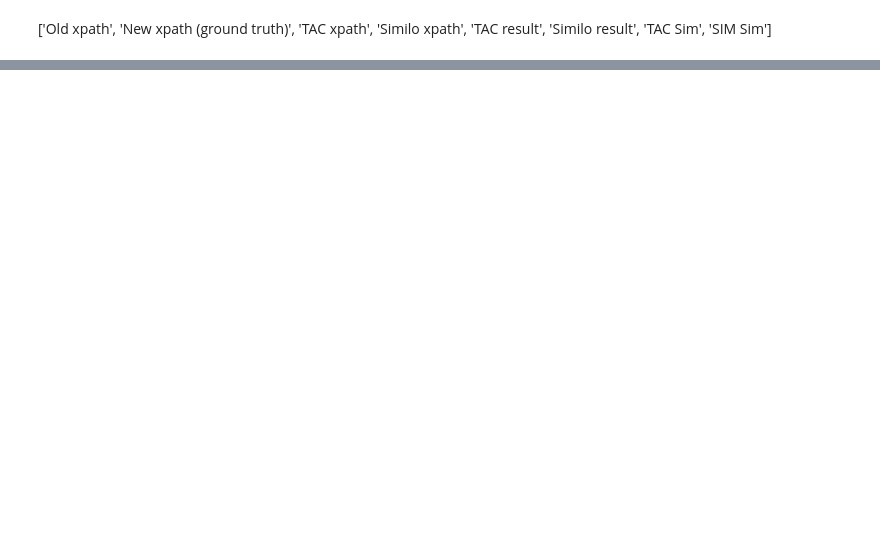
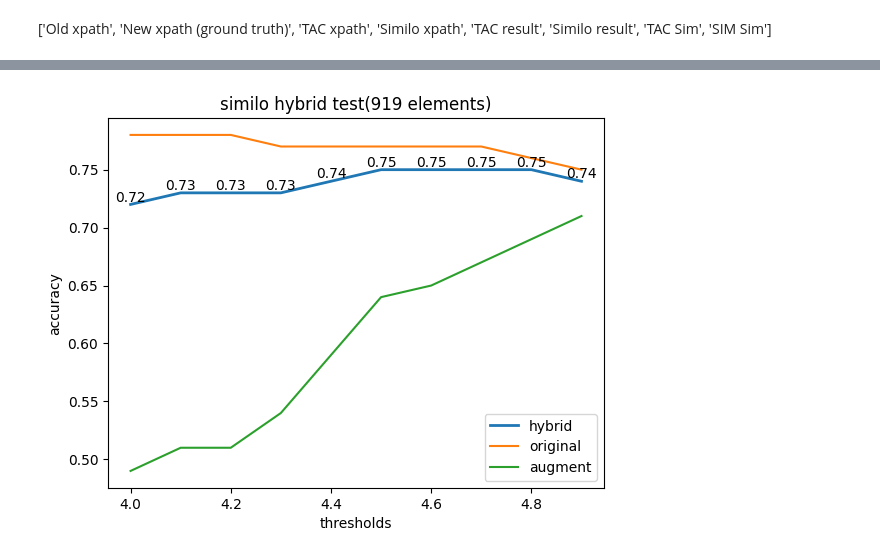
Before and after one commit to Larry-Kuo/TAC-test, a Jupyter notebook: grid_search.ipynb, the cells around one changed output, grey strips where cells are left out. Cells and saved outputs as stored; diff of their text form; code cells hidden in the pictures; blank space fills up the shorter version.

Commit message:
add  original and hybrid cases

```diff
--- a/grid_search.ipynb
+++ b/grid_search.ipynb
@@ -60,0 +173,69 @@ correct: 65     incorrect: 110   accuracy: 0.37142857142857144
+# %%
+### 測試 augment+original=hybrid的各個閾值
+# THRESHOLDS = [0.5,1,1.5,2,2.5,3,3.5,4,4.5,5,5.5,6,6.5,7] #測試每一個閾值
+THRESHOLDS = [4.0,4.1,4.2,4.3,4.4,4.5,4.6,4.7,4.8,4.9]
+LEN = len(df_original)+len(df_augment) #全部df的長度
+df_original_thresholds = [pd.DataFrame() for _ in range(len(THRESHOLDS))]
+df_augment_thresholds = [pd.DataFrame() for _ in range(len(THRESHOLDS))]
+ori_accuracies = []
+aug_accuracies = []
+hyb_accuracies = []
+df_count = 0
+# 設定顯示格式選項
+pd.set_option('display.float_format', '{:.2f}'.format)  # 顯示小數位數為兩位
+for threshold in THRESHOLDS:
+    print(f"threshold_{threshold}:")
+
+    df_original_thresholds[df_count] = df_original.copy(deep=True)
+    df_augment_thresholds[df_count] = df_augment.copy(deep=True)
+
+    for index, row in df_original_thresholds[df_count].iterrows(): # 計算original的部分
+        # 檢查similarity有沒有低於threshold
+        if float(row['similarity']) < threshold:
+            df_original_thresholds[df_count].at[index, "xpath"] = "-" # 把找到的結果改成"-"
+            if row['status'] == "correct": # 如果把對的改成錯的
+                df_original_thresholds[df_count].at[index, "status"] = "incorrect"
+
+    for index, row in df_augment_thresholds[df_count].iterrows(): # 計算augment的部分
+        # 檢查similarity有沒有低於threshold
+        if row['SIM Sim'] < threshold:
+            df_augment_thresholds[df_count].at[index, "Similo result"] = "-" # 把找到的結果改成"-"
+            if row['New xpath (ground truth)'] == "-": # 檢查正解是不是元素消失
+                df_augment_thresholds[df_count].at[index, "Similo result"] = "correct"
+            else: # 如果把對的改成錯的
+                df_augment_thresholds[df_count].at[index, "Similo result"] = "incorrect"
+
+    ori_incorrect = df_original_thresholds[df_count]["status"].value_counts()['incorrect']
+    ori_correct = df_original_thresholds[df_count]["status"].value_counts()['correct']
+
+    aug_incorrect = df_augment_thresholds[df_count]["Similo result"].value_counts()['incorrect']
+    aug_correct = df_augment_thresholds[df_count]["Similo result"].value_counts()['correct']
+
+    ori_accuracy = round(ori_correct/len(df_original_thresholds[df_count]),2)
+    aug_accuracy = round(aug_correct/len(df_augment_thresholds[df_count]),2)
+    hyb_accuracy = round((ori_correct+aug_correct)/LEN,2)
+
+    ori_accuracies.append(ori_accuracy)
+    aug_accuracies.append(aug_accuracy)
+    hyb_accuracies.append(hyb_accuracy)
+
+    df_count +=1
+    print(f"original: {ori_accuracy}\taugment: {aug_accuracy}\t total: {hyb_accuracy}")
+
+plt.plot(THRESHOLDS,hyb_accuracies, label='hybrid', linewidth=2)
+for i in range(len(THRESHOLDS)):
+    plt.text(THRESHOLDS[i], hyb_accuracies[i], str(hyb_accuracies[i]), ha='center', va='bottom')
+
+plt.plot(THRESHOLDS,ori_accuracies, label='original')
+# for i in range(len(THRESHOLDS)):
+#     plt.text(THRESHOLDS[i], ori_accuracies[i], str(ori_accuracies[i]), ha='center', va='bottom')
+
+plt.plot(THRESHOLDS,aug_accuracies, label='augment')
+# for i in range(len(THRESHOLDS)):
+#     plt.text(THRESHOLDS[i], aug_accuracies[i], str(aug_accuracies[i]), ha='center', va='bottom')
+plt.xlabel('thresholds')
+plt.ylabel('accuracy')
+plt.title(f'similo hybrid test({LEN} elements)')
+plt.legend()
+plt.savefig(f'hybrid_{THRESHOLDS[0]}to{THRESHOLDS[-1]}.png')
+# %% [output]
@@ -60,0 +262 @@ correct: 65     incorrect: 110   accuracy: 0.37142857142857144
+[figure, added]
```
Also changed, not shown: parts of 6 cells of this notebook.
